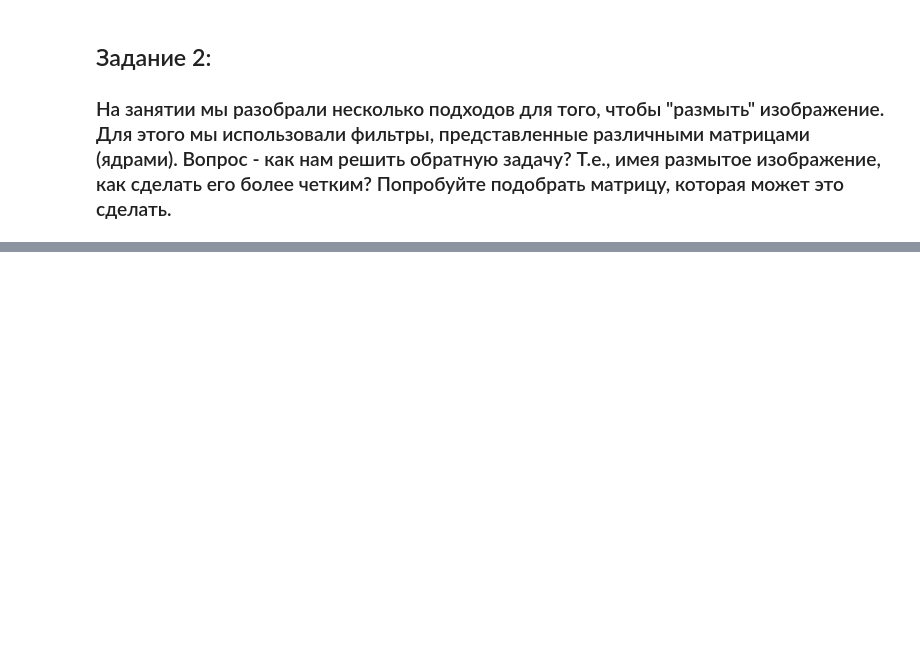
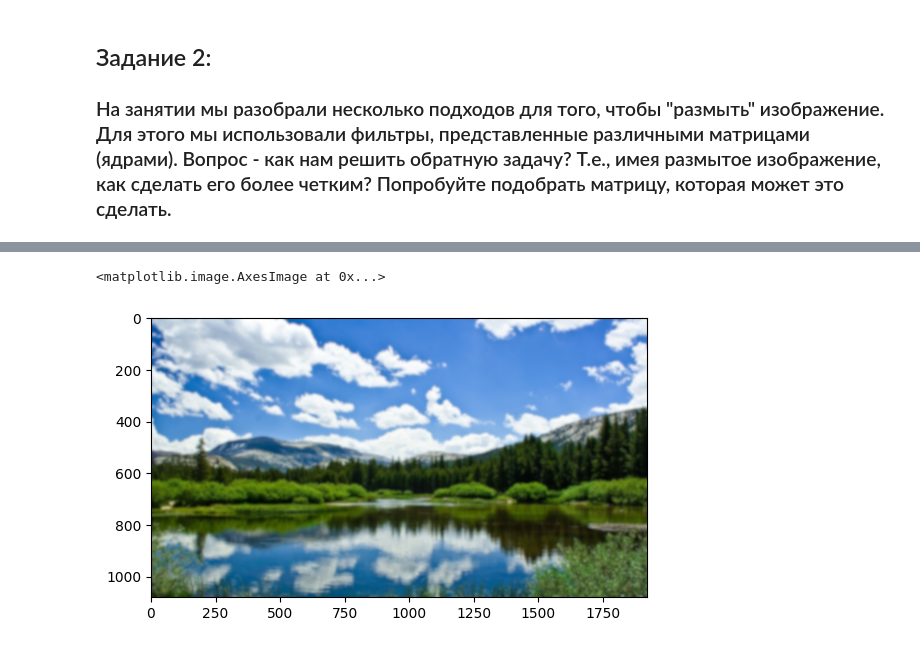
Before and after one commit to GitGood2000/214M_AI_SEM3, a Jupyter notebook: LAB_2D_02/lab2d_02.ipynb, the cells around one changed output, grey strips where cells are left out. Drawn from its saved outputs; the diff is of its cells as text; code cells hidden in the pictures; blank space fills up the shorter version.

```diff
--- a/LAB_2D_02/lab2d_02.ipynb
+++ b/LAB_2D_02/lab2d_02.ipynb
@@ -51,0 +48,7 @@ plt.imshow(image_final)
+# %%
+bkg_blr = cv.imread("images/landscape_blurred.png")
+bkg_blr = cv.cvtColor(bkg_blr, cv.COLOR_BGR2RGB)
+plt.imshow(bkg_blr)
+# %% [output]
+<matplotlib.image.AxesImage at 0x...>
+[figure, added]
```
Also changed, not shown: parts of 6 cells of this notebook.
